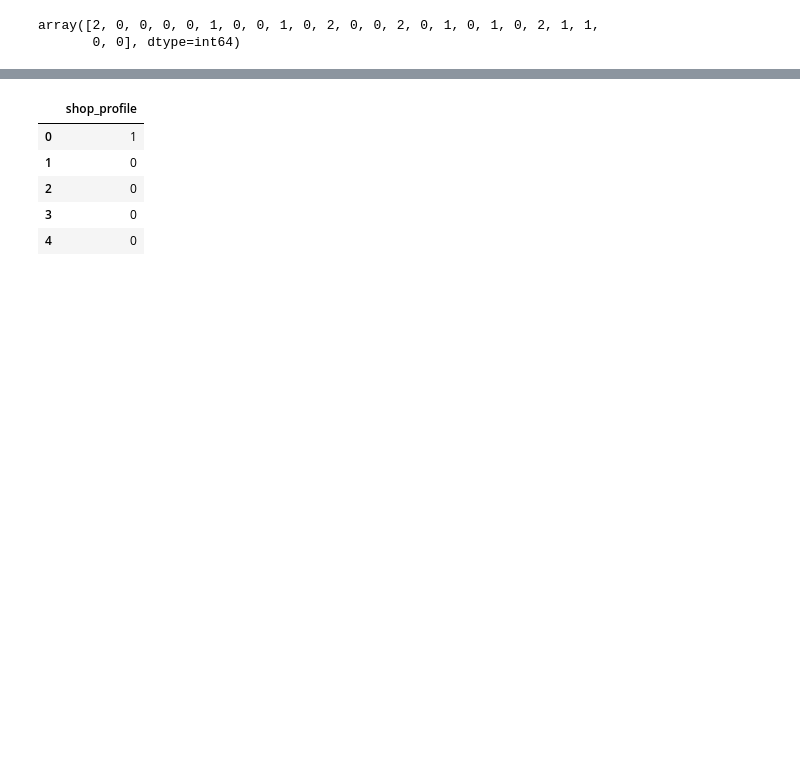
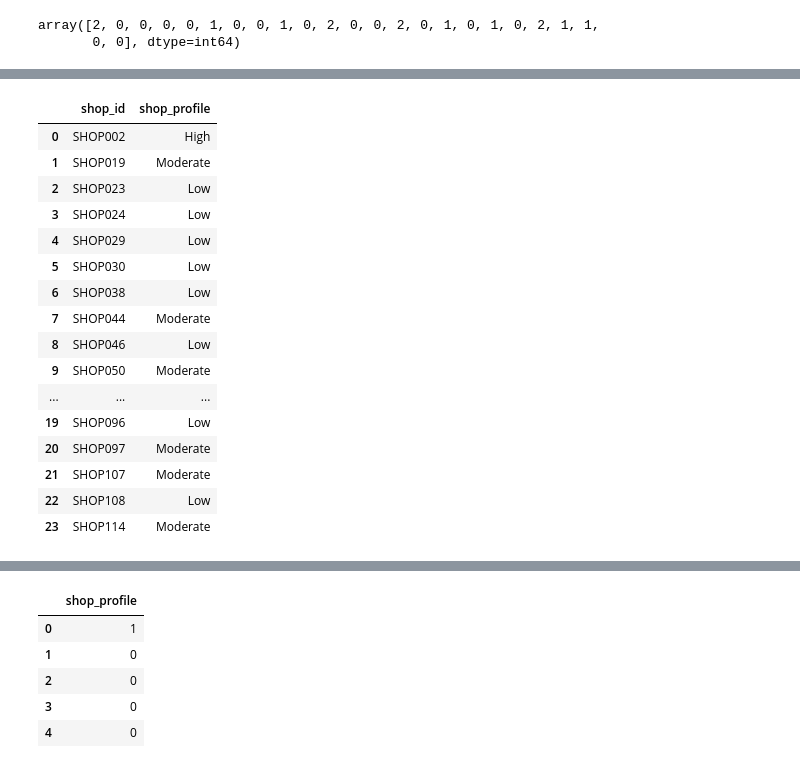
Before and after one commit to joelsathi/DataStorm-4.0-BrainLeftException, a Jupyter notebook: competition-notebook.ipynb, the cells around one changed output, grey strips where cells are left out. Drawn from its saved outputs; the diff is of its cells as text; code cells hidden in the pictures; blank space fills up the shorter version.

```diff
--- a/competition-notebook.ipynb
+++ b/competition-notebook.ipynb
@@ -1318,3 +1352,10 @@ F1 score: 0.6222222222222222
+# %%
+important_features = [
+    "unique_customers",
+    "shop_area_sq_ft",
+    "time_since_last_purchase",
+    "avg_customers_per_month"
+]
 # %%
 from sklearn.ensemble import RandomForestClassifier
 
@@ -1504,0 +1678,17 @@ array([2, 0, 0, 0, 0, 1, 0, 0, 1, 0, 2, 0, 0, 2, 0, 1, 0, 1, 0, 2, 1, 1,
+# %%
+from sklearn import svm
+
+#Create a svm Classifier
+clf = svm.SVC(kernel='poly', C=5, random_state=0)
+
+train_x_try = train_x[important_features]
+test_x_try = test_x[important_features]
+
+#Train the model using the training sets
+clf.fit(train_x_try, train_y)
+
+#Predict the response for test dataset
+y_pred = clf.predict(test_x_try)
+
+y_pred = pd.DataFrame(y_pred, columns=["shop_profile"])
+y_pred.head()
@@ -1504,0 +1702,3 @@ array([2, 0, 0, 0, 0, 1, 0, 0, 1, 0, 2, 0, 0, 2, 0, 1, 0, 1, 0, 2, 1, 1,
+# %%
+y_pred["shop_profile"] = y_pred["shop_profile"].map({0: "Low", 1: "Moderate", 2: "High"})
+y_pred.head()
@@ -1504,0 +1712,21 @@ array([2, 0, 0, 0, 0, 1, 0, 0, 1, 0, 2, 0, 0, 2, 0, 1, 0, 1, 0, 2, 1, 1,
+# %%
+sample_try = pd.concat([test_shop_ids, y_pred], axis=1)
+sample_try.head(24)
+# %% [output]
+|  | shop_id | shop_profile |
+| 0 | SHOP002 | High |
+| 1 | SHOP019 | Moderate |
+| 2 | SHOP023 | Low |
+| 3 | SHOP024 | Low |
+| 4 | SHOP029 | Low |
+| 5 | SHOP030 | Low |
+| 6 | SHOP038 | Low |
+| 7 | SHOP044 | Moderate |
+| 8 | SHOP046 | Low |
+| 9 | SHOP050 | Moderate |
+| ... | ... | ... |
+| 19 | SHOP096 | Low |
+| 20 | SHOP097 | Moderate |
+| 21 | SHOP107 | Moderate |
+| 22 | SHOP108 | Low |
+| 23 | SHOP114 | Moderate |
```
Also changed, not shown: parts of 25 cells of this notebook, 1 other file.
